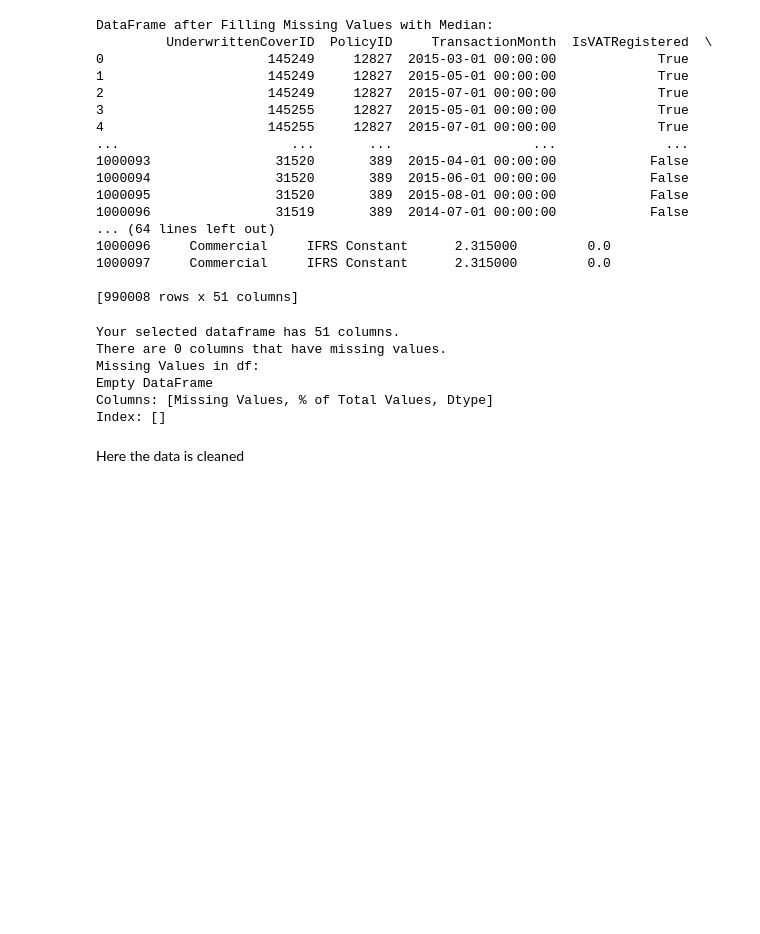
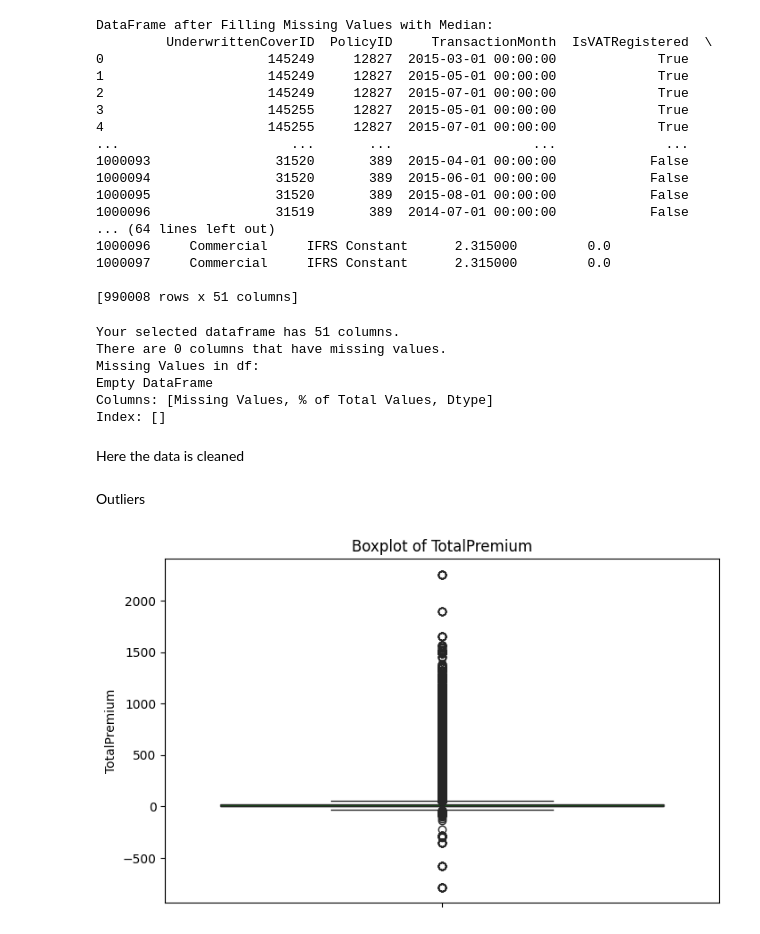
Before and after one commit to beza328/AlphaCare-Insurance-Solutions, a Jupyter notebook: notebooks/EDA.ipynb, the cells around one changed output. Saved outputs shown, nothing was run; the diff lists cells and outputs as text; code cells hidden in the pictures; blank space fills up the shorter version.

Commit message:
Outlier Detection

```diff
--- a/notebooks/EDA.ipynb
+++ b/notebooks/EDA.ipynb
@@ -238,3 +238,5 @@ Columns: [Missing Values, % of Total Values, Dtype]
 Index: []
 # %% [markdown]
 Here the data is cleaned
+# %% [markdown]
+Outliers
@@ -240,0 +246,8 @@ Here the data is cleaned
+# %%
+# Boxplot for 'TotalPremium' column
+plt.figure(figsize=(8, 5))
+sns.boxplot(y=df['TotalPremium'], color='green')
+plt.title('Boxplot of TotalPremium')
+plt.show()
+# %% [output]
+[figure, added]
```
Also changed, not shown: parts of 2 cells of this notebook.
